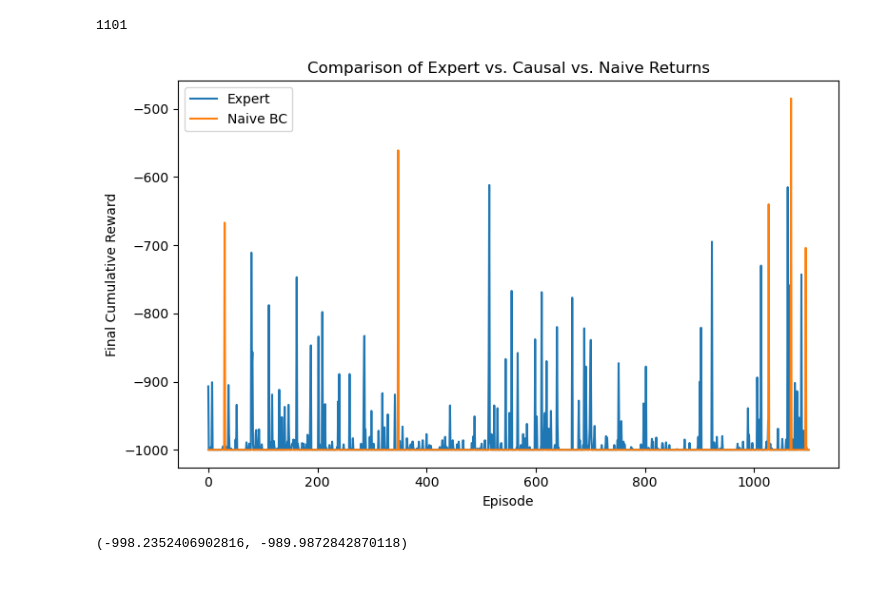
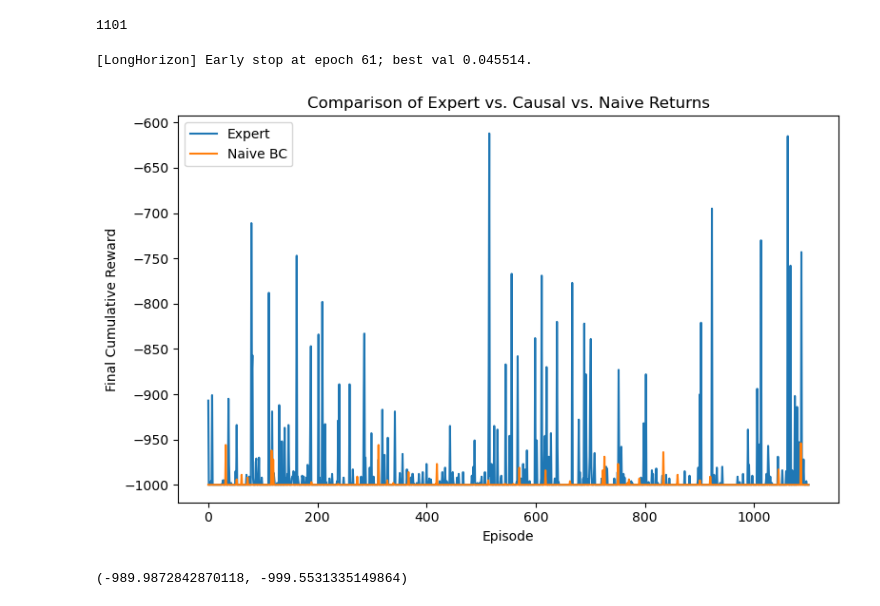
Before and after one commit to CausalAILab/Causal-RL, a Jupyter notebook: examples/imitation/test_antmaze_imitation.ipynb, the cells around one changed output. Saved outputs shown, nothing was run; the diff lists cells and outputs as text; code cells hidden in the pictures.

```diff
--- a/examples/imitation/test_antmaze_imitation.ipynb
+++ b/examples/imitation/test_antmaze_imitation.ipynb
@@ -18,7 +18,7 @@ device(type='cuda')
 # %%
 num_steps = 1000
 seed = 0
-hidden_dims = {'P'}
+hidden_dims = set()
 
 random.seed(seed)
 torch.manual_seed(seed)
@@ -58,11 +58,12 @@ records = collect_expert_trajectories(
     seed=seed
 )
 # %%
-hidden_size = 256
-lr = 3e-4
+hidden_size = 512
+lr = 1e-4
 batch_size = 512
-patience = 20
+patience = 40
 lookback = 5
+num_blocks = 6
 
 dims = {
     'P': 3,
@@ -97,49 +102,65 @@ naive_model, naive_slots, naive_Z_trim = train_single_policy_long_horizon(
     records,
     naive_Z_sets,
     dims=dims,
+    epochs=200,
     include_vars=obs_prefix,
     lookback=lookback,
     continuous=True,
     num_actions = env.action_space.shape[0],
     hidden_dim=hidden_size,
+    num_blocks=num_blocks,
+    dropout=0.0,
     lr=lr,
     batch_size=batch_size,
     patience=patience,
     device=device,
-    seed=seed
+    seed=seed,
+    action_bounds=(env.action_space.low, env.action_space.high)
 )
 
 naive_policy = shared_policy_fn_long_horizon(naive_model, naive_slots, naive_Z_trim, continuous=True, device=device)
 naive_policies = make_shared_policy_dict(naive_policy)
+# %% [output]
+[LongHorizon] Early stop at epoch 61; best val 0.045514.
 # %%
-episode_rewards = defaultdict(float)
+expert_episode_rewards = defaultdict(float)
 for rec in records:
     ep = rec['episode']
-    episode_rewards[ep] += float(rec['reward'])
+    expert_episode_rewards[ep] += float(rec['reward'])
 
-num_eps = len(episode_rewards)
+num_eps = len(expert_episode_rewards)
+expert_rewards = [expert_episode_rewards[e] for e in range(num_eps)]
 
-expert_rewards = [episode_rewards[e] for e in range(num_eps)]
+# causal_records = collect_imitator_trajectories(env, causal_policies, num_episodes=num_eps, max_steps=num_steps, seed=seed)
+# causal_episode_rewards = defaultdict(float)
+# for rec in causal_records:
+#     ep = rec['episode']
+#     causal_episode_rewards[ep] += float(rec['reward'])
 
-causal_returns = eval_policy(env, causal_policies, num_episodes=num_eps, seed=seed)
-naive_returns = eval_policy(env, naive_policies, num_episodes=num_eps, seed=seed)
+# causal_rewards = [causal_episode_rewards[e] for e in range(num_eps)]
 
-causal_rewards = [ep['return'] for ep in causal_returns]
-naive_rewards = [ep['return'] for ep in naive_returns]
+naive_records = collect_imitator_trajectories(env, naive_policies, num_episodes=num_eps, max_steps=num_steps, seed=seed)
+naive_episode_rewards = defaultdict(float)
+for rec in naive_records:
+    ep = rec['episode']
+    naive_episode_rewards[ep] += float(rec['reward'])
+
+naive_rewards = [naive_episode_rewards[e] for e in range(num_eps)]
 
 plt.figure(figsize=(8,5))
 plt.plot(expert_rewards, label='Expert')
-plt.plot(causal_rewards, label='Causal BC')
+# plt.plot(causal_rewards, label='Causal BC')
 plt.plot(naive_rewards, label='Naive BC')
 plt.xlabel('Episode')
 plt.ylabel('Final Cumulative Reward')
 plt.title('Comparison of Expert vs. Causal vs. Naive Returns')
 plt.legend()
 plt.tight_layout()
 plt.show()
 # %% [output]
-[figure, old version]
+[figure, new version]
 # %%
-sum(expert_rewards)/num_eps, sum(causal_rewards)/num_eps, sum(naive_rewards)/num_eps
+# sum(expert_rewards)/num_eps, sum(causal_rewards)/num_eps, sum(naive_rewards)/num_eps
+sum(expert_rewards)/num_eps, sum(naive_rewards)/num_eps
 # %% [output]
-(-998.2352406902816, -989.9872842870118)
+(-989.9872842870118, -999.5531335149864)
```
Also changed, not shown: parts of 5 cells of this notebook, 1 other file.
